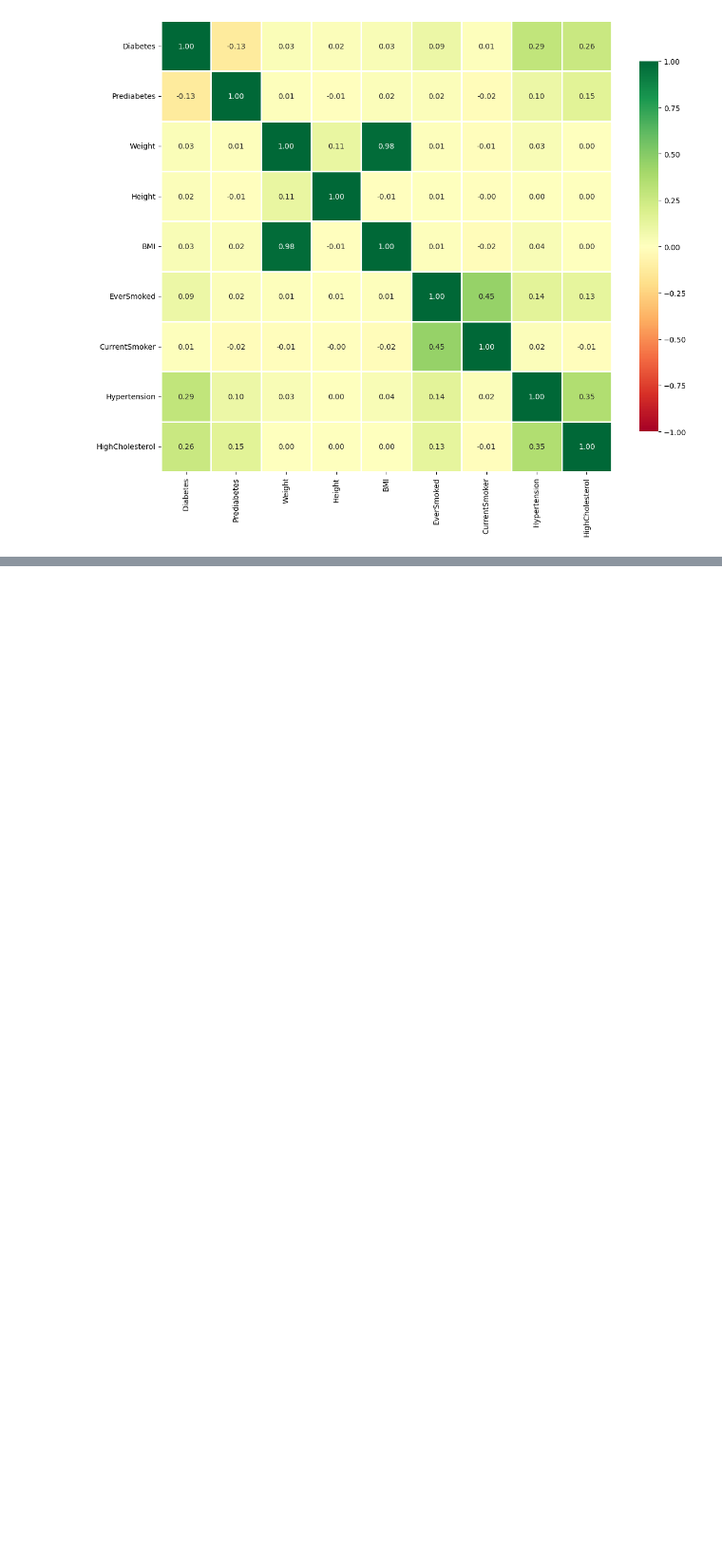
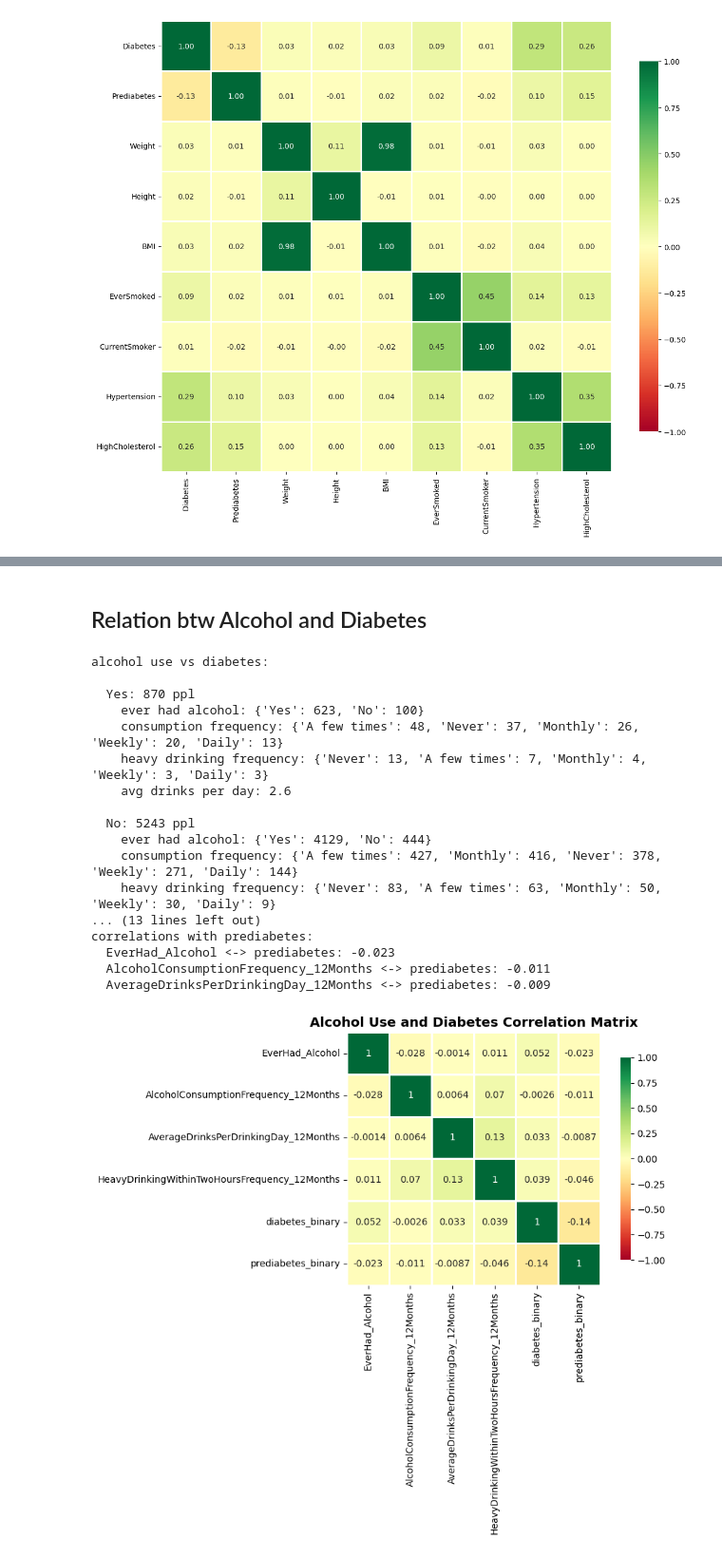
Before and after one commit to Yajeshchandra/Societal-challenges-datathon, a Jupyter notebook: main.ipynb, the cells around one changed output, grey strips where cells are left out. Shown: that part at 95% size. Saved outputs shown, nothing was run; the diff lists cells and outputs as text; code cells hidden in the pictures; blank space fills up the shorter version.

Commit message:
Explored Alcholo and Diabetes relation

```diff
--- a/main.ipynb
+++ b/main.ipynb
@@ -690,0 +652,71 @@ HighCholesterol    0.125655      -0.009529      0.354012         1.000000
+# %% [markdown]
+## Relation btw Alcohol and Diabetes
+# %%
+alcohol_diabetes = alcohol.merge(df[['sequence_no', 'EverTold_Diabetes', 'EverTold_Prediabetes']],
+                           on='sequence_no', how='inner')
+alcohol_diabetes['has_diabetes'] = alcohol_diabetes['EverTold_Diabetes'].map({1: 'Yes', 2: 'No', 3: 'Borderline'})
+print("\nalcohol use vs diabetes:")
+for status in ['Yes', 'No', 'Borderline']:
+    subset = alcohol_diabetes[alcohol_diabetes['has_diabetes'] == status]
+    if len(subset) > 0:
+        print(f"\n  {status}: {len(subset)} ppl")
+        print(f"    ever had alcohol: {subset['ever_had_alcohol'].value_counts().to_dict()}")
+        print(f"    consumption frequency: {subset['alcohol_frequency'].value_counts().to_dict()}")
+        print(f"    heavy drinking frequency: {subset['heavy_drinking'].value_counts().to_dict()}")
+        print(f"    avg drinks per day: {subset['AverageDrinksPerDrinkingDay_12Months'][subset['AverageDrinksPerDrinkingDay_12Months']<99].mean():.1f}")
+
+# correlations
+alcohol_diabetes['diabetes_binary'] = (alcohol_diabetes['EverTold_Diabetes'] == 1).astype(int)
+alcohol_diabetes['prediabetes_binary'] = (alcohol_diabetes['EverTold_Prediabetes'] == 1).astype(int)
+corr_alcohol_diabetes = alcohol_diabetes['EverHad_Alcohol'].corr(alcohol_diabetes['diabetes_binary'])
+corr_alcohol_diabetes_2 = alcohol_diabetes['AlcoholConsumptionFrequency_12Months'].corr(alcohol_diabetes['diabetes_binary'])
+corr_alcohol_diabetes_3 = alcohol_diabetes['AverageDrinksPerDrinkingDay_12Months'].corr(alcohol_diabetes['diabetes_binary'])
+corr_alcohol_prediabetes = alcohol_diabetes['EverHad_Alcohol'].corr(alcohol_diabetes['prediabetes_binary'])
+corr_alcohol_prediabetes_2 = alcohol_diabetes['AlcoholConsumptionFrequency_12Months'].corr(alcohol_diabetes['prediabetes_binary'])
+corr_alcohol_prediabetes_3 = alcohol_diabetes['AverageDrinksPerDrinkingDay_12Months'].corr(alcohol_diabetes['prediabetes_binary'])
+
+print(f"\ncorrelations with diabetes:")
+print(f"  EverHad_Alcohol <-> diabetes: {corr_alcohol_diabetes:.3f}")
+print(f"  AlcoholConsumptionFrequency_12Months <-> diabetes: {corr_alcohol_diabetes_2:.3f}")
+print(f"  AverageDrinksPerDrinkingDay_12Months <-> diabetes: {corr_alcohol_diabetes_3:.3f}")
+print(f"\ncorrelations with prediabetes:")
+print(f"  EverHad_Alcohol <-> prediabetes: {corr_alcohol_prediabetes:.3f}")
+print(f"  AlcoholConsumptionFrequency_12Months <-> prediabetes: {corr_alcohol_prediabetes_2:.3f}")
+print(f"  AverageDrinksPerDrinkingDay_12Months <-> prediabetes: {corr_alcohol_prediabetes_3:.3f}")
+
+# Heatmap
+import matplotlib.pyplot as plt
+corr_data = alcohol_diabetes[['EverHad_Alcohol', 'AlcoholConsumptionFrequency_12Months', 'AverageDrinksPerDrinkingDay_12Months', 'HeavyDrinkingWithinTwoHoursFrequency_12Months', 'diabetes_binary', 'prediabetes_binary']]
+correlation_matrix = corr_data.corr()
+plt.figure(figsize=(10, 8))
+sns.heatmap(correlation_matrix,
+            annot=True,
+            cmap='RdYlGn',
+            center=0,
+            vmin=-1, vmax=1,
+            square=True,
+            linewidths=1,
+            cbar_kws={"shrink": 0.8})
+plt.title('Alcohol Use and Diabetes Correlation Matrix',
+            fontsize=14, fontweight='bold')
+plt.tight_layout()
+plt.show()
+# %% [output]
+alcohol use vs diabetes:
+
+  Yes: 870 ppl
+    ever had alcohol: {'Yes': 623, 'No': 100}
+    consumption frequency: {'A few times': 48, 'Never': 37, 'Monthly': 26, 'Weekly': 20, 'Daily': 13}
+    heavy drinking frequency: {'Never': 13, 'A few times': 7, 'Monthly': 4, 'Weekly': 3, 'Daily': 3}
+    avg drinks per day: 2.6
+
+  No: 5243 ppl
+    ever had alcohol: {'Yes': 4129, 'No': 444}
+    consumption frequency: {'A few times': 427, 'Monthly': 416, 'Never': 378, 'Weekly': 271, 'Daily': 144}
+    heavy drinking frequency: {'Never': 83, 'A few times': 63, 'Monthly': 50, 'Weekly': 30, 'Daily': 9}
+... (13 lines left out)
+correlations with prediabetes:
+  EverHad_Alcohol <-> prediabetes: -0.023
+  AlcoholConsumptionFrequency_12Months <-> prediabetes: -0.011
+  AverageDrinksPerDrinkingDay_12Months <-> prediabetes: -0.009
+[figure, added]
```
Also changed, not shown: parts of 8 cells of this notebook.
